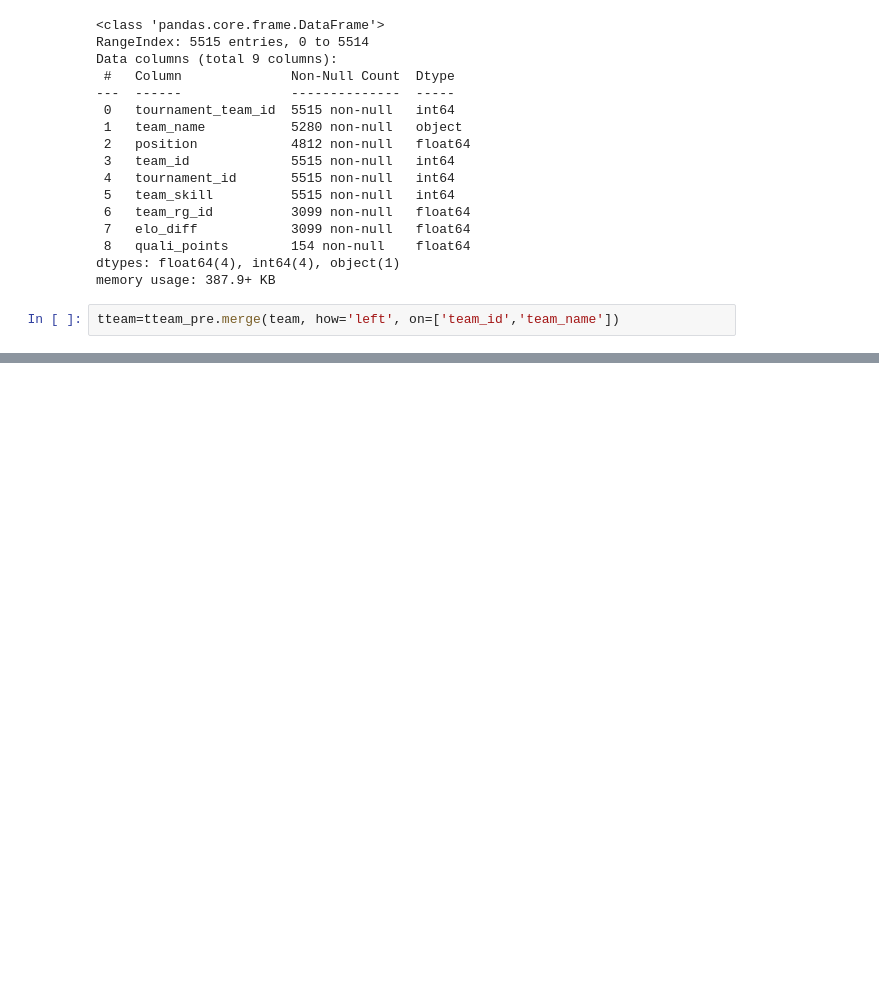
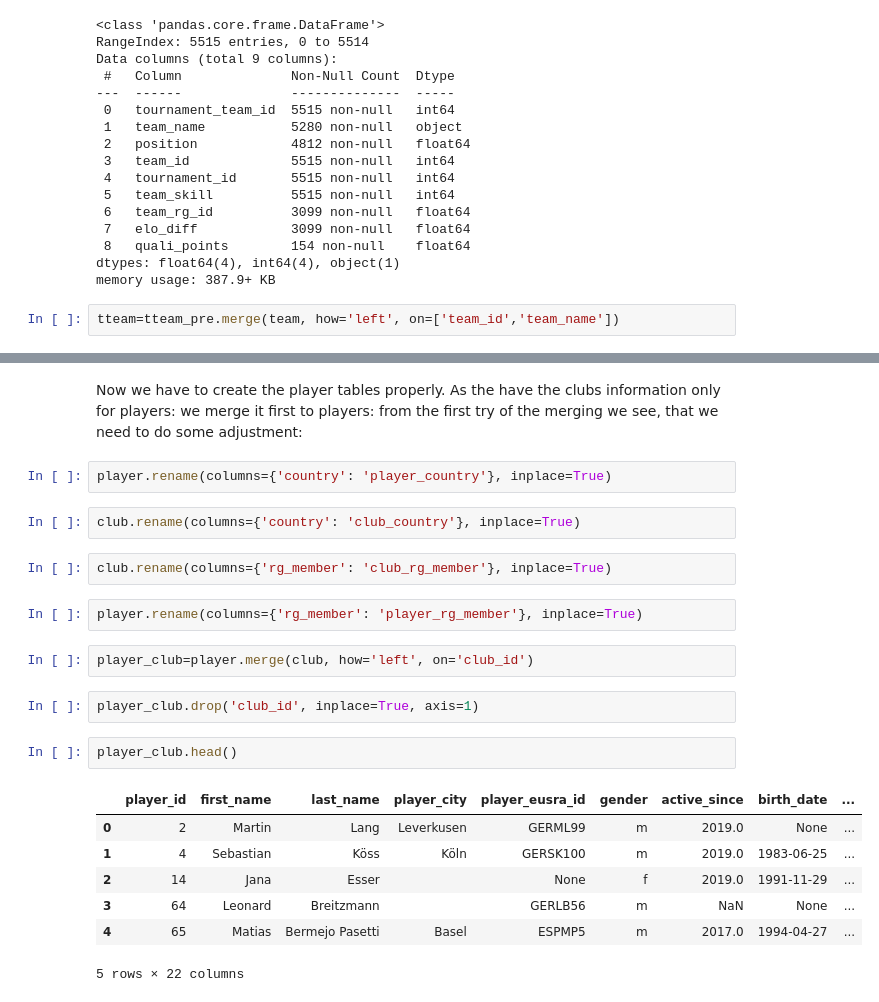
Before and after one commit to PeterSesler/Roundnet_Germany, a Jupyter notebook: merging.ipynb, the cells around one changed output, grey strips where cells are left out. Cells and saved outputs as stored; diff of their text form; blank space fills up the shorter version.

```diff
--- a/merging.ipynb
+++ b/merging.ipynb
@@ -369,0 +423,24 @@ tteam.head(10)
+# %% [markdown]
+Now we have to create the player tables properly. As the have the clubs information only for players: we merge it first to players: from the first try of the merging we see, that we need to do some adjustment:
+# %%
+player.rename(columns={'country': 'player_country'}, inplace=True)
+# %%
+club.rename(columns={'country': 'club_country'}, inplace=True)
+# %%
+club.rename(columns={'rg_member': 'club_rg_member'}, inplace=True)
+# %%
+player.rename(columns={'rg_member': 'player_rg_member'}, inplace=True)
+# %%
+player_club=player.merge(club, how='left', on='club_id')
+# %%
+player_club.drop('club_id', inplace=True, axis=1)
+# %%
+player_club.head()
+# %% [output]
+|  | player_id | first_name | last_name | player_city | player_eusra_id | gender | active_since | birth_date | ... |
+| 0 | 2 | Martin | Lang | Leverkusen | GERML99 | m | 2019.0 | None | ... |
+| 1 | 4 | Sebastian | Köss | Köln | GERSK100 | m | 2019.0 | 1983-06-25 | ... |
+| 2 | 14 | Jana | Esser |  | None | f | 2019.0 | 1991-11-29 | ... |
+| 3 | 64 | Leonard | Breitzmann |  | GERLB56 | m | NaN | None | ... |
+| 4 | 65 | Matias | Bermejo Pasetti | Basel | ESPMP5 | m | 2017.0 | 1994-04-27 | ... |
+5 rows × 22 columns
```
Also changed, not shown: parts of 27 cells of this notebook.
